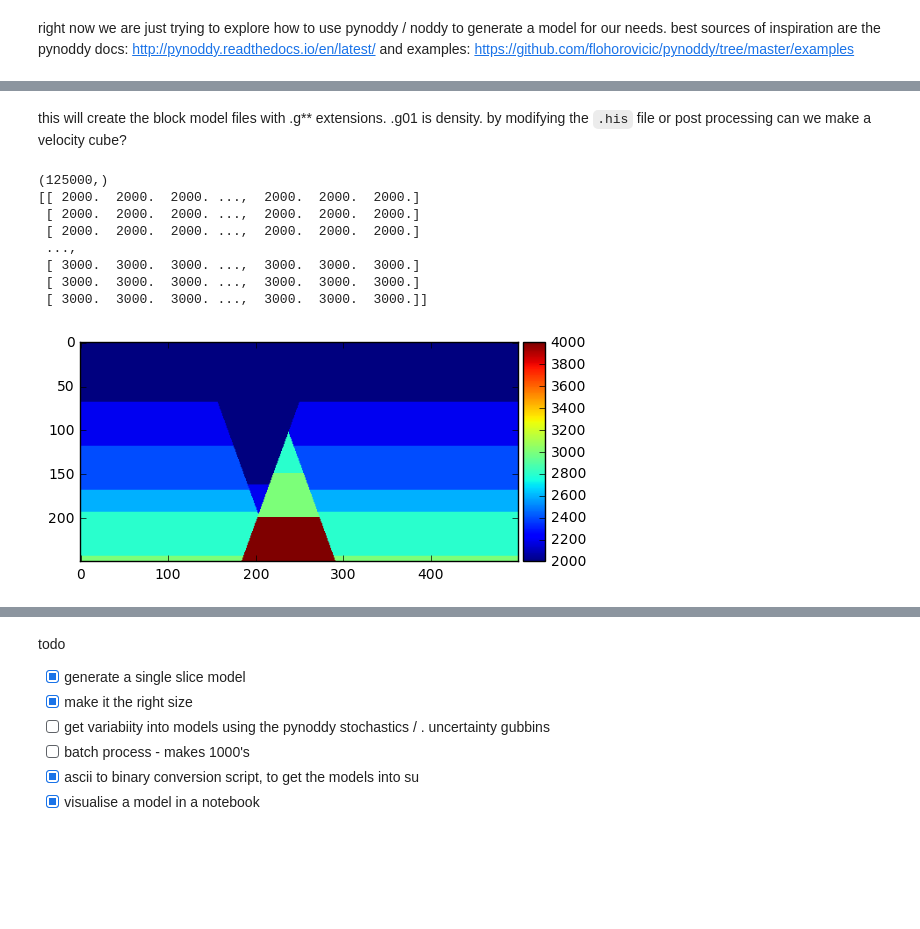
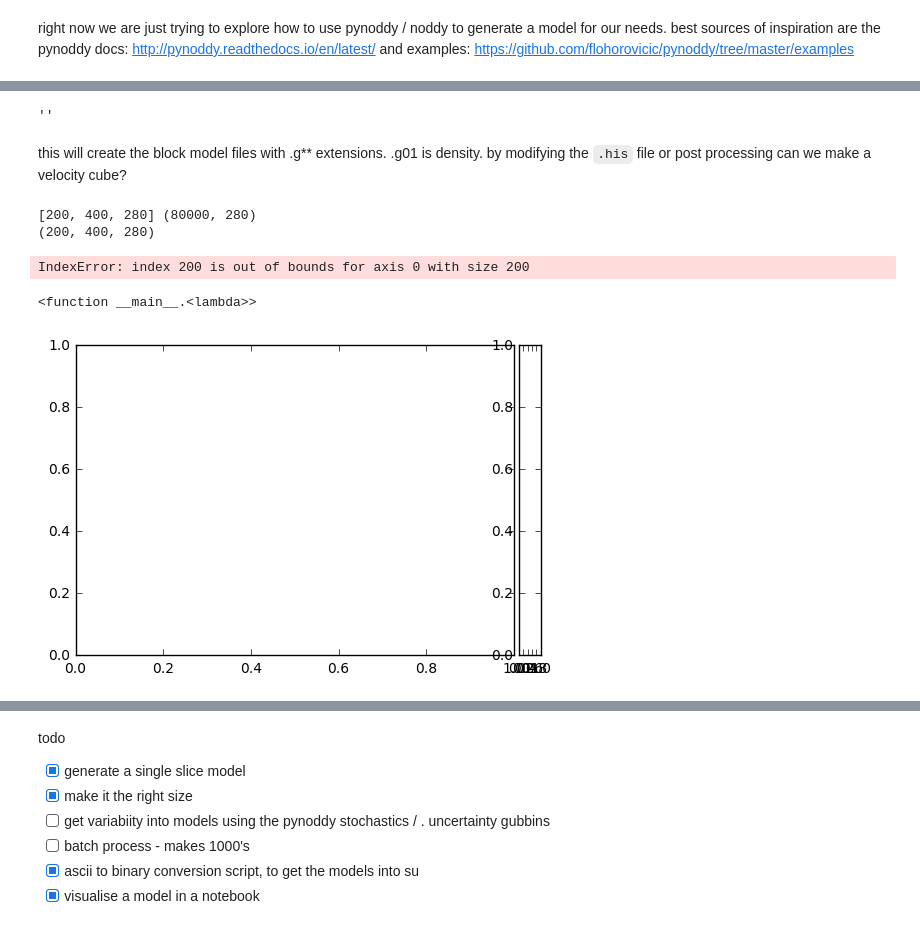
Before and after one commit to stevejpurves/model2seis, a Jupyter notebook: model/generate.ipynb, the cells around one changed output, grey strips where cells are left out. Saved outputs shown, nothing was run; the diff lists cells and outputs as text; code cells hidden in the pictures; blank space fills up the shorter version.

Commit message:
picking sections from a cube

```diff
--- a/model/generate.ipynb
+++ b/model/generate.ipynb
@@ -23,31 +27,47 @@ subprocess.call(['noddy', history_file, output_stub, 'BLOCK'])
+# %%
+cube_size=25
+NH1 = pynoddy.history.NoddyHistory(history_file)
+NH1.change_cube_size(cube_size)
+NH1.write_history(history_file+'.mod')
+pynoddy.compute_model(history_file+'.mod', output_name)
+# %% [output]
+''
 # %% [markdown]
 this will create the block model files with .g\*\* extensions. .g01 is density. by modifying the `.his` file or post processing can we make a velocity cube?
+# %%
+# load the first block file
+import numpy as np
+model = np.genfromtxt(model_name+".g01", dtype='float')
+# %%
+block_size = map(lambda x: x/cube_size, (5000,10000,7000)) # must match that in history file
+print block_size, model.shape
+model = model.reshape(block_size)
+print model.shape
+# %% [output]
+[200, 400, 280] (80000, 280)
+(200, 400, 280)
 # %%
-# load the first block file
-import numpy as np
-
-block_size = (250,500) # must match that in history file
-
-model = np.genfromtxt("simple.g01", dtype=None)
-model = model.reshape(block_size)
-
 import matplotlib.pyplot as plt
 from mpl_toolkits.axes_grid1 import make_axes_locatable
+from ipywidgets import *
+def display_slice_from_block(model, dir, x):
+    fig, ax = plt.subplots()
+    divider = make_axes_locatable(ax)
+    cax = divider.append_axes('right', size='5%', pad=0.05)
+    if (dir=='x'):
+        slice = np.squeeze(model[:,x,:])
+    elif (dir=='y'):
+        slice = np.squeeze(model[:,:,x])
+    else:
+        slice = np.squeeze(model[x,:,:])
 
-fig, ax = plt.subplots()
-divider = make_axes_locatable(ax)
-cax = divider.append_axes('right', size='5%', pad=0.05)
+    im = ax.imshow(slice)
+    fig.colorbar(im, cax=cax, orientation='vertical')
+    plt.show()
 
-im = ax.imshow(model)
-fig.colorbar(im, cax=cax, orientation='vertical')
-plt.show()
+f = lambda n: display_slice_from_block(model, 'z', n)
+interact(f, n=(0,400))
 # %% [output]
-(125000,)
-[[ 2000.  2000.  2000. ...,  2000.  2000.  2000.]
- [ 2000.  2000.  2000. ...,  2000.  2000.  2000.]
- [ 2000.  2000.  2000. ...,  2000.  2000.  2000.]
- ...,
- [ 3000.  3000.  3000. ...,  3000.  3000.  3000.]
- [ 3000.  3000.  3000. ...,  3000.  3000.  3000.]
- [ 3000.  3000.  3000. ...,  3000.  3000.  3000.]]
+IndexError: index 200 is out of bounds for axis 0 with size 200
+<function __main__.<lambda>>
-[figure, old version]
+[figure, new version]
```
Also changed, not shown: parts of 5 cells of this notebook, 5 other files.
